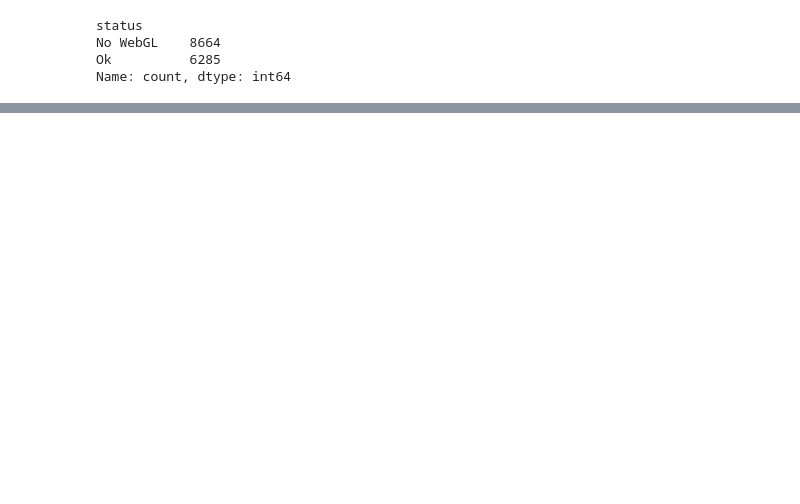
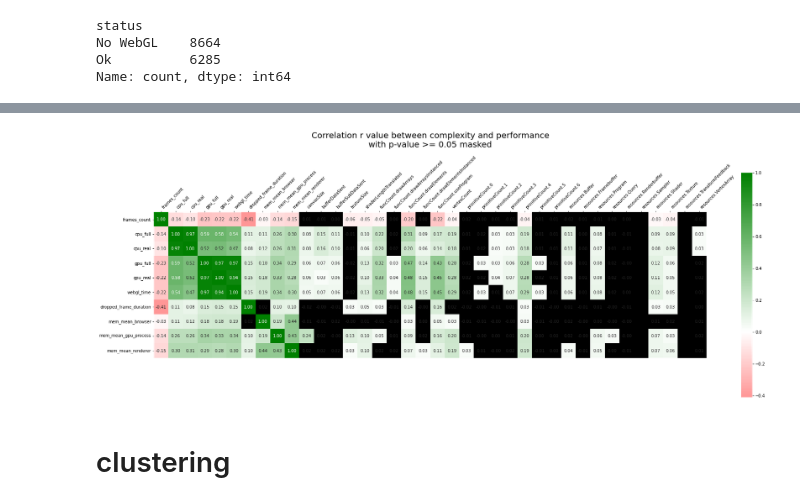
Before and after one commit to yudshj/WebGL-Empirical-Study-new, a Jupyter notebook: 4-2.WWW/pr.ipynb, the cells around one changed output, grey strips where cells are left out. Cells and saved outputs as stored; diff of their text form; code cells hidden in the pictures; blank space fills up the shorter version.

```diff
--- a/4-2.WWW/pr.ipynb
+++ b/4-2.WWW/pr.ipynb
@@ -203,0 +122,11 @@ df_pr_hyd.to_pickle("output/df_pr_hyd.pkl.zstd", compression="zstd")
+# %%
+p_values = pd.DataFrame(index=df_pr_hyd.columns, columns=df_pr_hyd.columns, dtype=float)
+r_values = pd.DataFrame(index=df_pr_hyd.columns, columns=df_pr_hyd.columns, dtype=float)
+
+for col1 in df_pr_hyd.columns:
+    for col2 in df_pr_hyd.columns:
+            r_value, p_value = stats.pearsonr(df_pr_hyd[col1], df_pr_hyd[col2])
+            r_values.loc[col1, col2] = r_value
+            p_values.loc[col1, col2] = p_value
+
+p_values
@@ -203,0 +152,18 @@ df_pr_hyd.to_pickle("output/df_pr_hyd.pkl.zstd", compression="zstd")
+# %%
+p_values_mask = p_values < 0.05
+# %%
+plt.figure(figsize=(30, 10))
+ax = sns.heatmap(r_values.iloc[:10], square=True, annot=True, cmap=cmap, fmt='.2f', center=0)
+plt.title('Correlation r value between complexity and performance\nwith p-value >= 0.05 masked', fontsize=20, pad=20)
+ax.xaxis.tick_top()
+ax.xaxis.set_label_position('top')
+plt.xticks(rotation=45, ha='left')
+for i in range(len(p_values_mask)):
+    for j in range(len(p_values_mask)):
+        if not p_values_mask.iloc[i, j]:
+            ax.add_patch(plt.Rectangle((j, i), 1, 1, fill=True, lw=0, color='black', alpha=1))
+plt.savefig("output/heatmap-rvalue.pdf", bbox_inches='tight')
+# %% [output]
+[figure, added]
+# %% [markdown]
+# clustering
```
Also changed, not shown: parts of 21 cells of this notebook, 6 other files.
